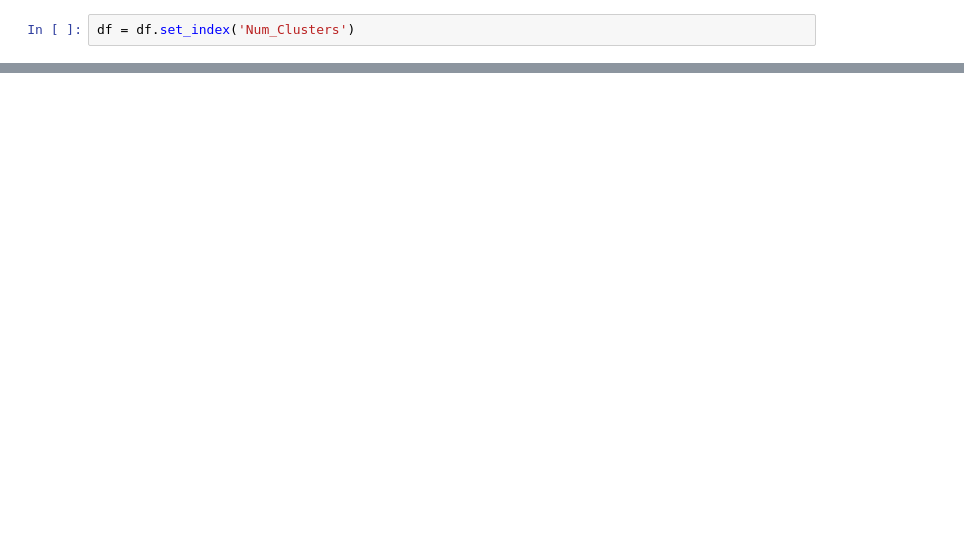
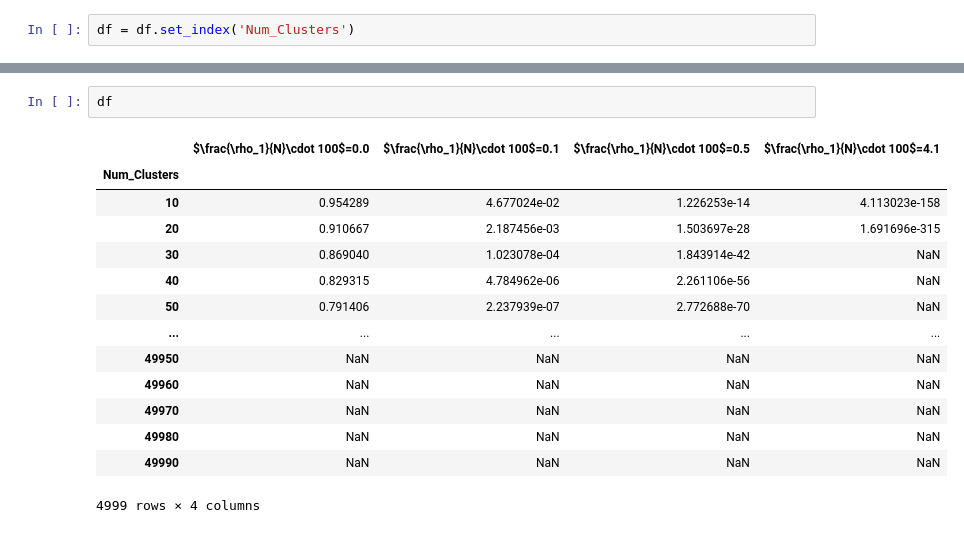
Before and after one commit to hsmurali/SCRAPT, a Jupyter notebook: Experiments/Compare_Probabilities_Iterative_Clustering.ipynb, the cells around one changed output, grey strips where cells are left out. Cells and saved outputs as stored; diff of their text form; blank space fills up the shorter version.

```diff
--- a/Experiments/Compare_Probabilities_Iterative_Clustering.ipynb
+++ b/Experiments/Compare_Probabilities_Iterative_Clustering.ipynb
@@ -119,0 +121,17 @@ fig.savefig('../../Plots/Iterative_Clustering/Lemma_2_Plot.pdf')
+# %%
+df
+# %% [output]
+|  | $\frac{\rho_1}{N}\cdot 100$=0.0 | $\frac{\rho_1}{N}\cdot 100$=0.1 | $\frac{\rho_1}{N}\cdot 100$=0.5 | $\frac{\rho_1}{N}\cdot 100$=4.1 |
+| Num_Clusters |  |  |  |  |
+| 10 | 0.954289 | 4.677024e-02 | 1.226253e-14 | 4.113023e-158 |
+| 20 | 0.910667 | 2.187456e-03 | 1.503697e-28 | 1.691696e-315 |
+| 30 | 0.869040 | 1.023078e-04 | 1.843914e-42 | NaN |
+| 40 | 0.829315 | 4.784962e-06 | 2.261106e-56 | NaN |
+| 50 | 0.791406 | 2.237939e-07 | 2.772688e-70 | NaN |
+| ... | ... | ... | ... | ... |
+| 49950 | NaN | NaN | NaN | NaN |
+| 49960 | NaN | NaN | NaN | NaN |
+| 49970 | NaN | NaN | NaN | NaN |
+| 49980 | NaN | NaN | NaN | NaN |
+| 49990 | NaN | NaN | NaN | NaN |
+4999 rows × 4 columns
```
Also changed, not shown: parts of 4 cells of this notebook, 5 other files.
